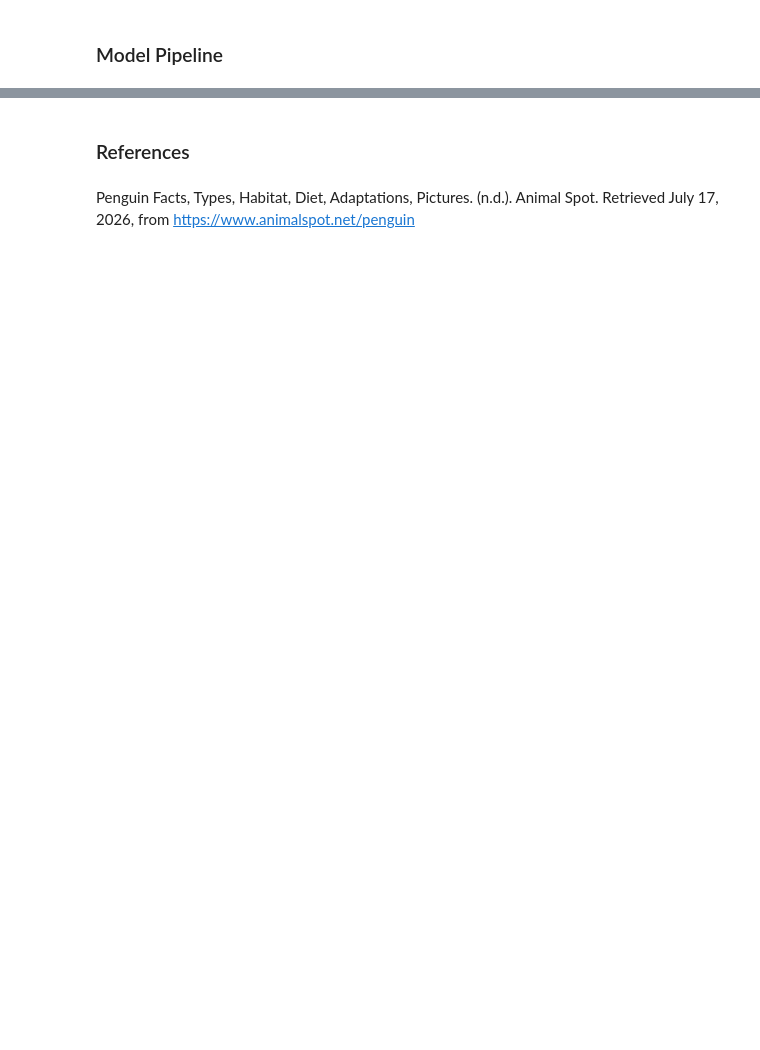
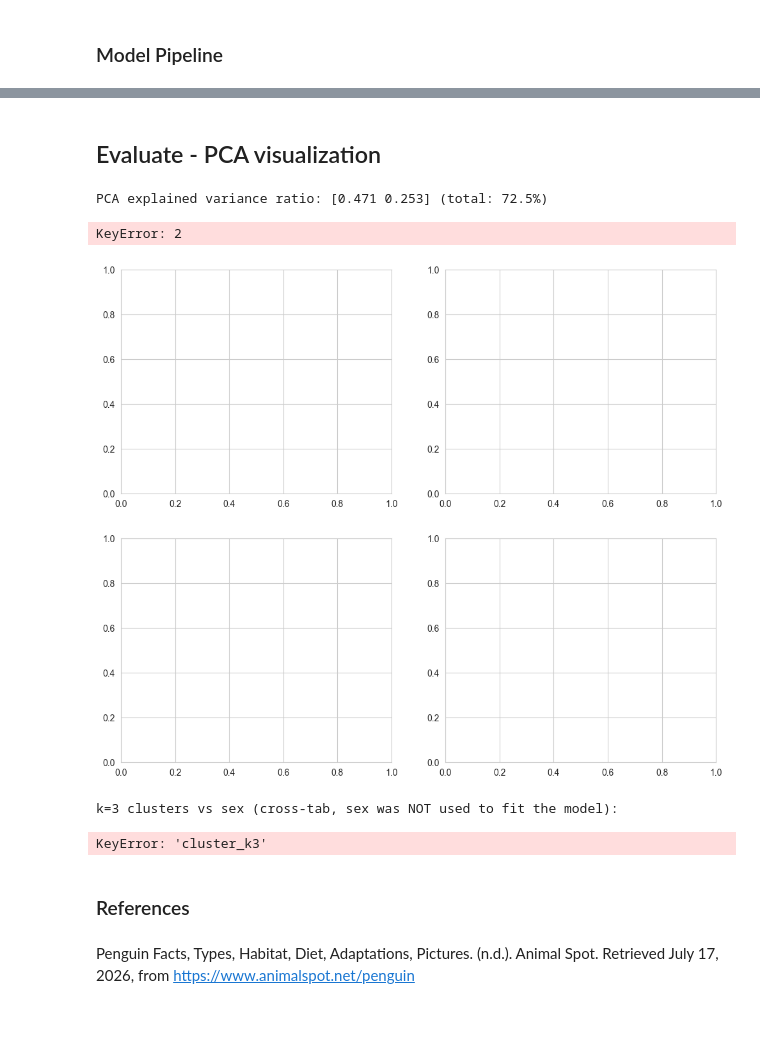
Before and after one commit to moloo1961/Python-notes, a Jupyter notebook: Machine_Learning_Notes/Unsupervised_Learning/Clustering_model.ipynb, the cells around one changed output, grey strips where cells are left out. Drawn from its saved outputs; the diff is of its cells as text; code cells hidden in the pictures; blank space fills up the shorter version.

```diff
--- a/Machine_Learning_Notes/Unsupervised_Learning/Clustering_model.ipynb
+++ b/Machine_Learning_Notes/Unsupervised_Learning/Clustering_model.ipynb
@@ -117,3 +172,57 @@ X_scaled = scaler.fit_transform(X)
+# %% [markdown]
+## Evaluate - PCA visualization
+# %%
+pca = PCA(n_components=2, random_state=RANDOM_STATE)
+X_pca = pca.fit_transform(X_scaled)
+print(f"\nPCA explained variance ratio: {pca.explained_variance_ratio_.round(3)} "
+      f"(total: {pca.explained_variance_ratio_.sum():.1%})")
+
+fig, axes = plt.subplots(2, 2, figsize=(12, 10))
+
+for i, k in enumerate([2, 3]):
+    labels = [k]["labels"]
+    centers_pca = pca.transform(peng_clean[k]["model"].cluster_centers_)
+
+    # Scatter in PCA space
+    ax = axes[0, i]
+    scatter = ax.scatter(X_pca[:, 0], X_pca[:, 1], c=labels, cmap="viridis", alpha=0.7, s=30)
+    ax.scatter(centers_pca[:, 0], centers_pca[:, 1], c="red", marker="X", s=200,
+               edgecolor="black", label="centroids")
+    ax.set_title(f"K-Means clusters (k={k}) in PCA space")
+    ax.set_xlabel("PC1")
+    ax.set_ylabel("PC2")
+    ax.legend()
+
+    # Silhouette plot
+    ax2 = axes[1, i]
+    sample_sil = silhouette_samples(X_scaled, labels)
+    y_lower = 10
+    for c in range(k):
+        c_vals = np.sort(sample_sil[labels == c])
+        y_upper = y_lower + len(c_vals)
+        ax2.fill_betweenx(np.arange(y_lower, y_upper), 0, c_vals, alpha=0.7)
+        y_lower = y_upper + 10
+    ax2.axvline(peng_clean[k]["silhouette"], color="red", linestyle="--",
+                label=f"avg={peng_clean[k]['silhouette']:.2f}")
+    ax2.set_title(f"Per-sample silhouette (k={k})")
+    ax2.set_xlabel("Silhouette coefficient")
+    ax2.set_ylabel("Samples per cluster")
+    ax2.legend()
+
+plt.tight_layout()
+# %% [output]
+PCA explained variance ratio: [0.471 0.253] (total: 72.5%)
+KeyError: 2
+[figure, added]
+# %%
+print("\nk=3 clusters vs sex (cross-tab, sex was NOT used to fit the model):")
+print(pd.crosstab(peng_clean["cluster_k3"], peng_clean["sex"]))
+
+print("\nCluster feature means (k=3):")
+print(peng_clean.groupby("cluster_k3")[numeric_cols].mean().round(1))
+# %% [output]
+k=3 clusters vs sex (cross-tab, sex was NOT used to fit the model):
+KeyError: 'cluster_k3'
 # %% [markdown]
 ### References
 # %% [markdown]
```
Also changed, not shown: parts of 2 cells of this notebook, 5 other files.
